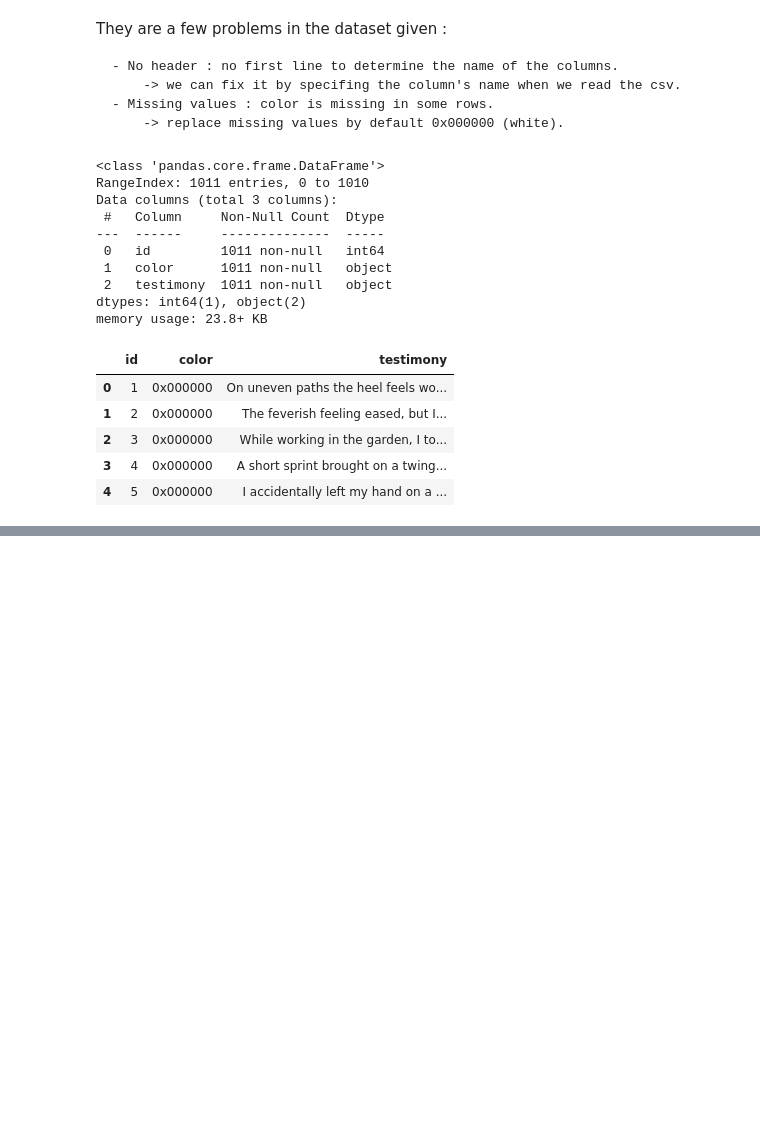
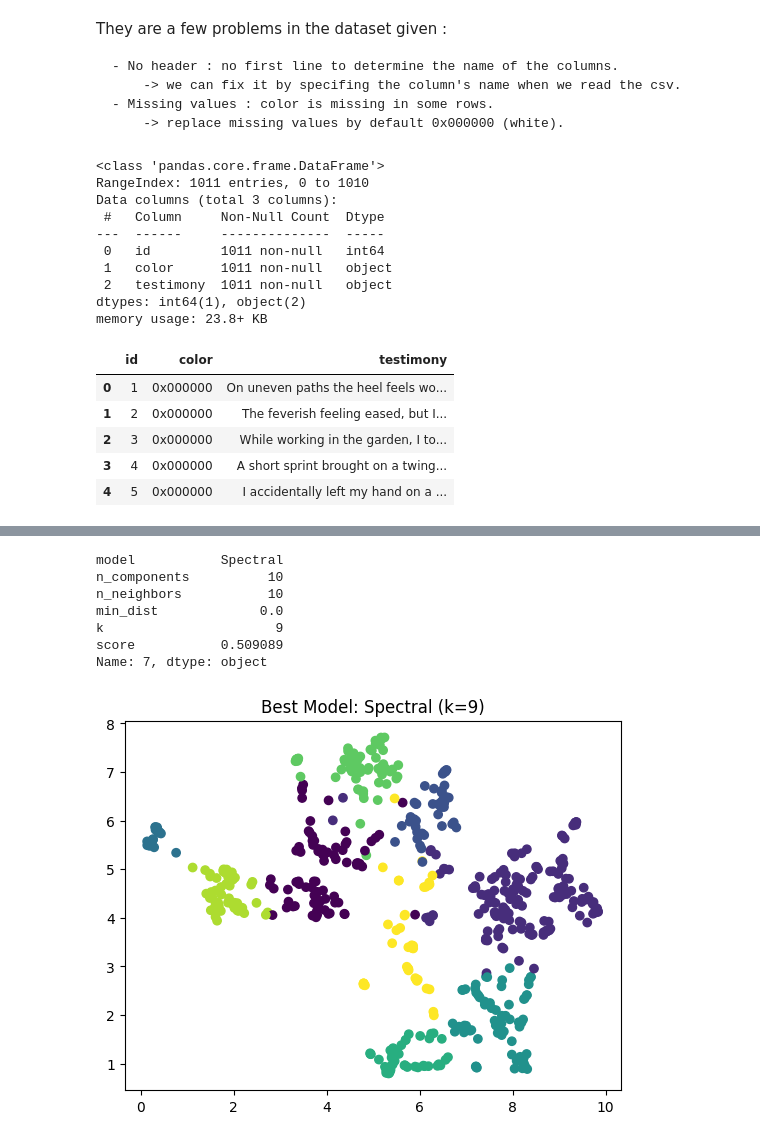
Before and after one commit to Martin-Matin-Muller/DR-CVRIE-EPITECH-machine-learning-, a Jupyter notebook: CVRIE_Unsupervised.ipynb, the cells around one changed output, grey strips where cells are left out. Cells and saved outputs as stored; diff of their text form; code cells hidden in the pictures; blank space fills up the shorter version.

```diff
--- a/CVRIE_Unsupervised.ipynb
+++ b/CVRIE_Unsupervised.ipynb
@@ -203,0 +324,14 @@ ARI: 0.0
+# %%
+import umap
+
+results = []
+
+umap_model = umap.UMAP(
+    n_components=20,
+    n_neighbors=15,
+    min_dist=0.1,
+    metric='cosine',
+    random_state=42
+)
+
+X_reduced = umap_model.fit_transform(X)
@@ -203,0 +428,6 @@ ARI: 0.0
+# %%
+best_params, best_score, results = umap_clustering_search(
+    X,
+    lambda k: SpectralClustering(n_clusters=k, assign_labels='kmeans'),
+    "Spectral"
+)
@@ -203,0 +438,59 @@ ARI: 0.0
+# %%
+df_results = pd.DataFrame(results)
+
+best_row = df_results.sort_values("score", ascending=False).iloc[0]
+print(best_row)
+
+best_model_name = best_row["model"]
+best_k = int(best_row["k"])
+n_comp = int(best_row["n_components"])
+n_neigh = int(best_row["n_neighbors"])
+min_dist = float(best_row["min_dist"])
+
+
+# rebuild UMAP
+umap_best = umap.UMAP(
+    n_components=n_comp,
+    n_neighbors=n_neigh,
+    min_dist=min_dist,
+    metric='cosine',
+    random_state=42
+)
+
+X_best = umap_best.fit_transform(X)
+
+# rebuild model
+model_dict = {
+    "KMeans": lambda k: KMeans(n_clusters=k, random_state=42),
+    "Agglomerative": lambda k: AgglomerativeClustering(n_clusters=k),
+    "MiniBatchKMeans": lambda k: MiniBatchKMeans(n_clusters=k, random_state=42),
+    "BisectingKMeans": lambda k: BisectingKMeans(n_clusters=k, random_state=42),
+    "Spectral": lambda k: SpectralClustering(n_clusters=k, assign_labels='kmeans')
+}
+
+model = model_dict[best_model_name](best_k)
+labels_best = model.fit_predict(X_best)
+
+umap_2d = umap.UMAP(
+    n_components=2,
+    n_neighbors=n_neigh,
+    min_dist=min_dist,
+    metric='cosine',
+    random_state=42
+)
+
+X_2d = umap_2d.fit_transform(X)
+
+plt.figure()
+plt.scatter(X_2d[:, 0], X_2d[:, 1], c=labels_best)
+plt.title(f"Best Model: {best_model_name} (k={best_k})")
+plt.show()
+# %% [output]
+model           Spectral
+n_components          10
+n_neighbors           10
+min_dist             0.0
+k                      9
+score           0.509089
+Name: 7, dtype: object
+[figure, added]
```
Also changed, not shown: parts of 38 cells of this notebook, 2 other files.
